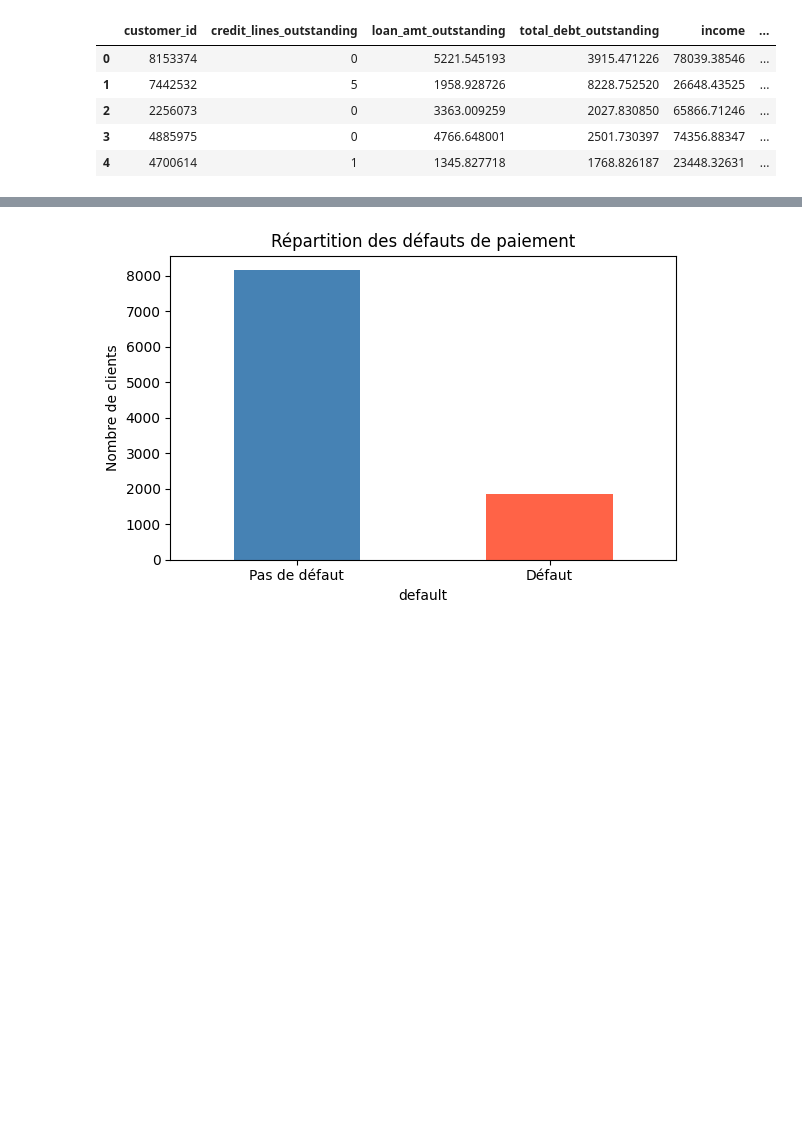
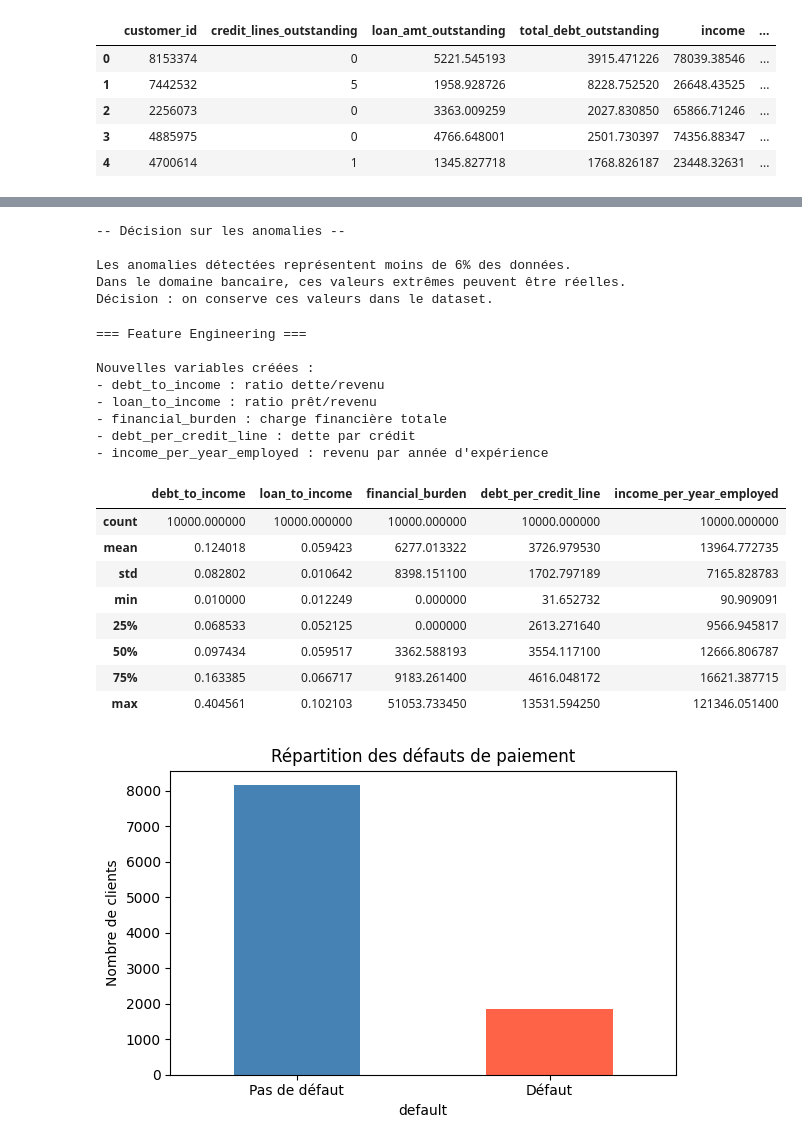
Before and after one commit to fadimatou-dev/MLOPS_RETAIL_BANK, a Jupyter notebook: data/Projet_MLOps_Pauline.ipynb, the cells around one changed output, grey strips where cells are left out. Drawn from its saved outputs; the diff is of its cells as text; code cells hidden in the pictures; blank space fills up the shorter version.

```diff
--- a/data/Projet_MLOps_Pauline.ipynb
+++ b/data/Projet_MLOps_Pauline.ipynb
@@ -58,3 +126,60 @@ Statistiques générales :
+# %%
+print("-- Décision sur les anomalies --\n")
+print("Les anomalies détectées représentent moins de 6% des données.")
+print("Dans le domaine bancaire, ces valeurs extrêmes peuvent être réelles.")
+print("Décision : on conserve ces valeurs dans le dataset.")
+# %% [output]
+-- Décision sur les anomalies --
+
+Les anomalies détectées représentent moins de 6% des données.
+Dans le domaine bancaire, ces valeurs extrêmes peuvent être réelles.
+Décision : on conserve ces valeurs dans le dataset.
+# %%
+# Feature Engineering (création de nouvelles variables)
+print("=== Feature Engineering ===\n")
+
+# Ratio dette/revenu
+df_clean['debt_to_income'] = df_clean['total_debt_outstanding'] / df_clean['income']
+
+# Ratio prêt/revenu
+df_clean['loan_to_income'] = df_clean['loan_amt_outstanding'] / df_clean['income']
+
+# Charge financière totale
+df_clean['financial_burden'] = df_clean['credit_lines_outstanding'] * df_clean['loan_amt_outstanding']
+
+# Dette par crédit
+df_clean['debt_per_credit_line'] = df_clean['total_debt_outstanding'] / (df_clean['credit_lines_outstanding'] + 1)
+
+# Revenu par année d'expérience
+df_clean['income_per_year_employed'] = df_clean['income'] / (df_clean['years_employed'] + 1)
+
+print("Nouvelles variables créées :")
+print("- debt_to_income : ratio dette/revenu")
+print("- loan_to_income : ratio prêt/revenu")
+print("- financial_burden : charge financière totale")
+print("- debt_per_credit_line : dette par crédit")
+print("- income_per_year_employed : revenu par année d'expérience")
+print()
+df_clean[['debt_to_income', 'loan_to_income', 'financial_burden',
+          'debt_per_credit_line', 'income_per_year_employed']].describe()
+# %% [output]
+=== Feature Engineering ===
+
+Nouvelles variables créées :
+- debt_to_income : ratio dette/revenu
+- loan_to_income : ratio prêt/revenu
+- financial_burden : charge financière totale
+- debt_per_credit_line : dette par crédit
+- income_per_year_employed : revenu par année d'expérience
+|  | debt_to_income | loan_to_income | financial_burden | debt_per_credit_line | income_per_year_employed |
+| count | 10000.000000 | 10000.000000 | 10000.000000 | 10000.000000 | 10000.000000 |
+| mean | 0.124018 | 0.059423 | 6277.013322 | 3726.979530 | 13964.772735 |
+| std | 0.082802 | 0.010642 | 8398.151100 | 1702.797189 | 7165.828783 |
+| min | 0.010000 | 0.012249 | 0.000000 | 31.652732 | 90.909091 |
+| 25% | 0.068533 | 0.052125 | 0.000000 | 2613.271640 | 9566.945817 |
+| 50% | 0.097434 | 0.059517 | 3362.588193 | 3554.117100 | 12666.806787 |
+| 75% | 0.163385 | 0.066717 | 9183.261400 | 4616.048172 | 16621.387715 |
+| max | 0.404561 | 0.102103 | 51053.733450 | 13531.594250 | 121346.051400 |
 # %%
 # Répartition des défauts
 plt.figure(figsize=(6,4))
```
Also changed, not shown: parts of 11 cells of this notebook, 1 other file.
